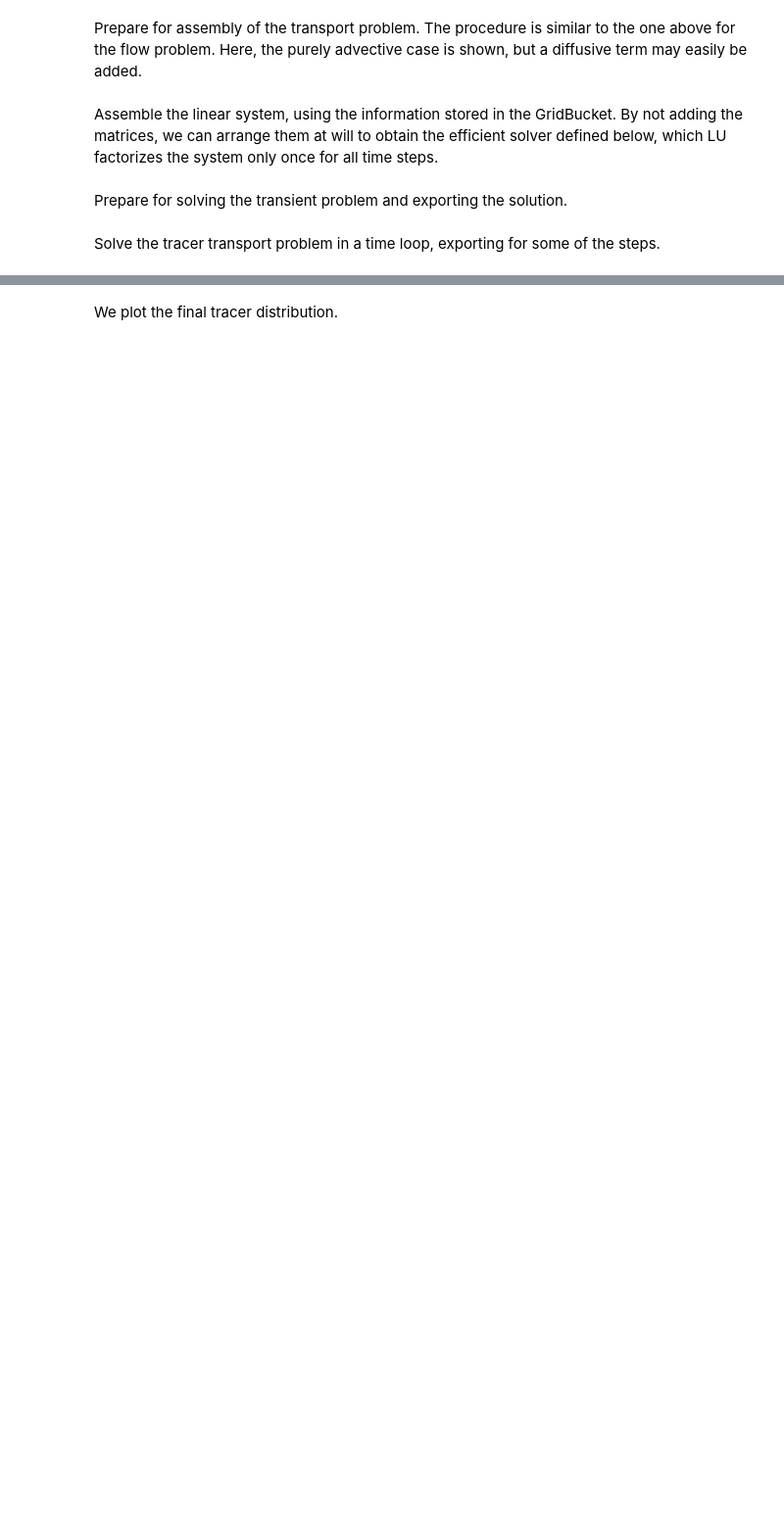
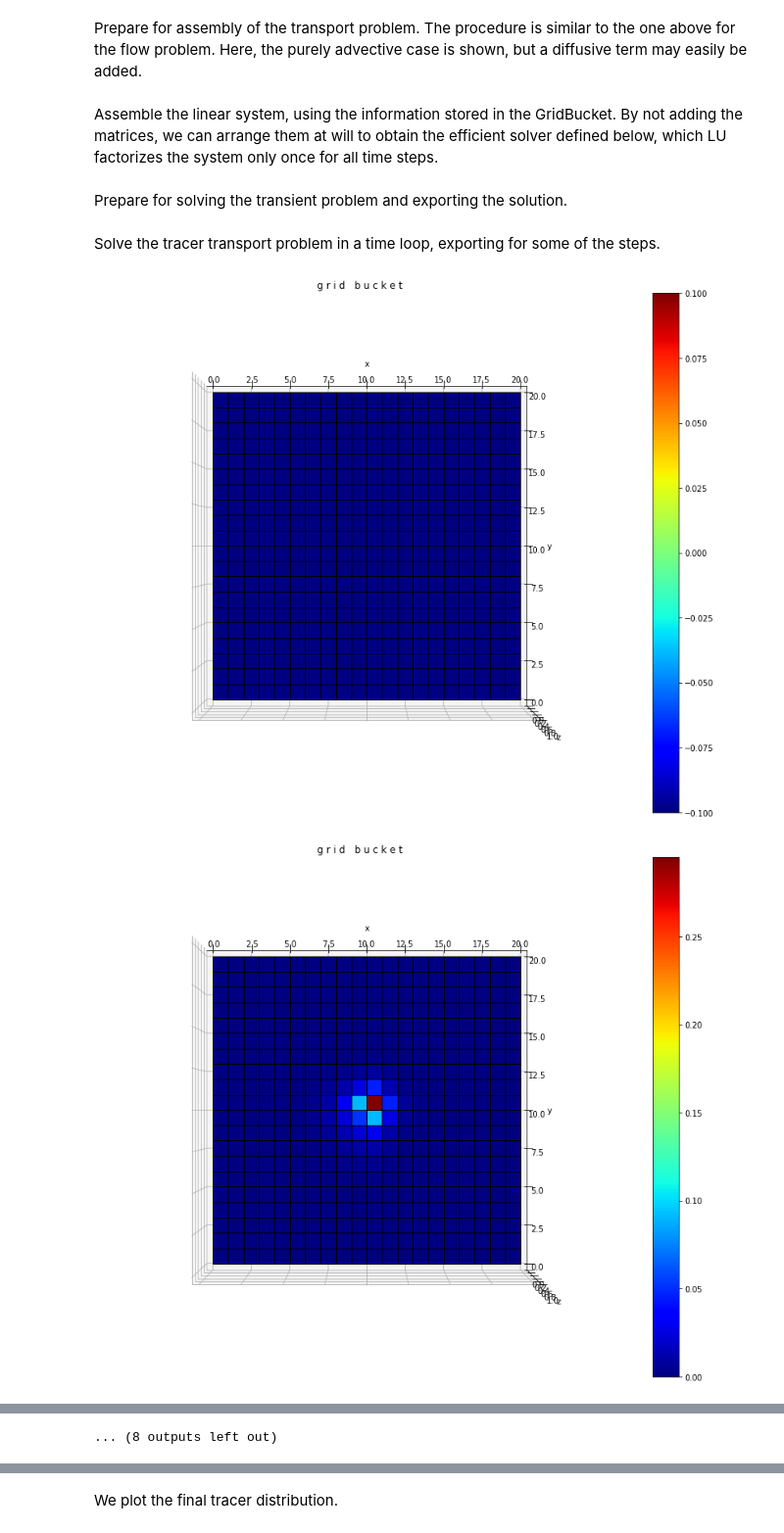
Before and after one commit to edejong-caltech/smoking_hot_inverse_problems, a Jupyter notebook: src/adv_diff.ipynb, the cells around one changed output, grey strips where cells are left out. Shown at 98% size. Drawn from its saved outputs; the diff is of its cells as text; code cells hidden in the pictures; blank space fills up the shorter version.

Commit message:
Creating standalone python function; add plot/animation capability and comments to notebook

```diff
--- a/src/adv_diff.ipynb
+++ b/src/adv_diff.ipynb
@@ -156,20 +161,24 @@ Solve the tracer transport problem in a time loop, exporting for some of the ste
 # %%
 for i in range(n_steps):
 
     if np.isclose(i % save_every, 0):
         # Export existing solution (final export is taken care of below)
         assembler.distribute_variable(
         tracer,
         variable_names=[grid_variable],
     )
         exporter.write_vtu(export_fields, time_step=int(i // save_every))
+        pp.save_img("tracer_vis/tracer_" + str(int(i // save_every)) + ".png", gb, grid_variable, figsize=(15,12))
     tracer = IEsolver(A[mass_term] * tracer + rhs_source_adv)
 
 
 
 
-exporter.write_vtu(export_fields, time_step=(n_steps // save_every))
-time_steps = np.arange(
-    0, t_max + time_step, save_every * time_step
-)
-exporter.write_pvd(time_steps)
+#exporter.write_vtu(export_fields, time_step=(n_steps // save_every))
+#time_steps = np.arange(
+#    0, t_max + time_step, save_every * time_step
+#)
+#exporter.write_pvd(time_steps)
+# %% [output]
+[figure, added]
+[figure, added]
@@ -175,0 +195 @@ exporter.write_pvd(time_steps)
+... (8 outputs left out)
```
Also changed, not shown: parts of 6 cells of this notebook, 1 other file.
